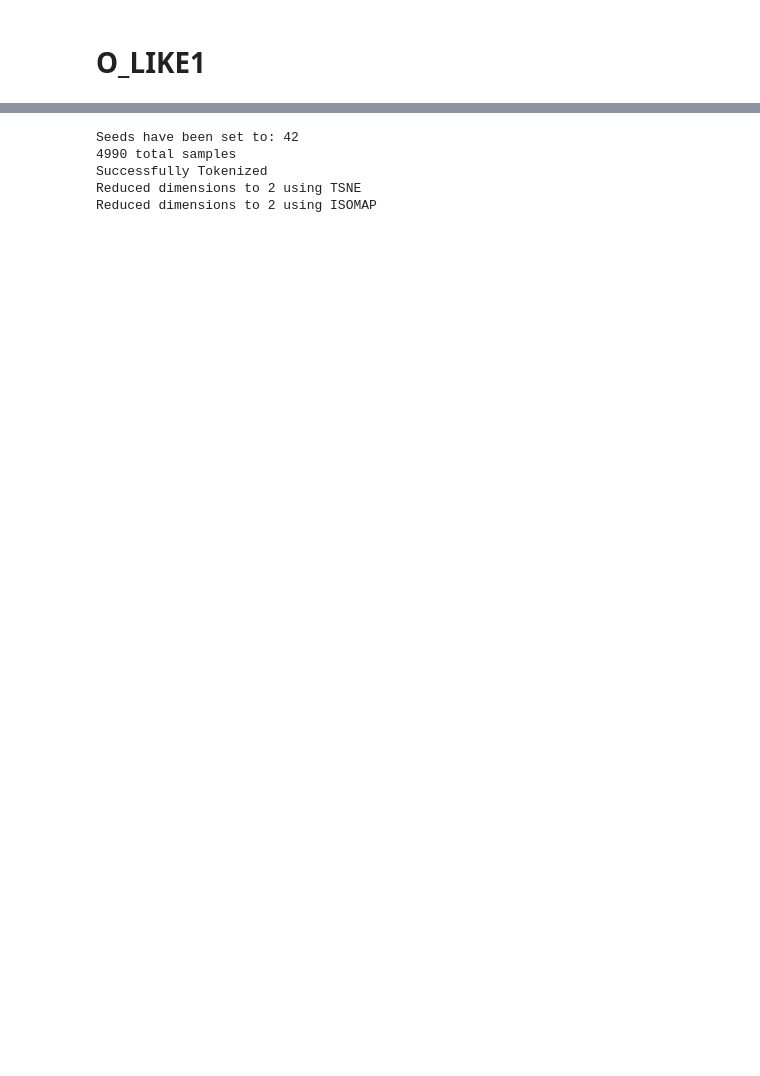
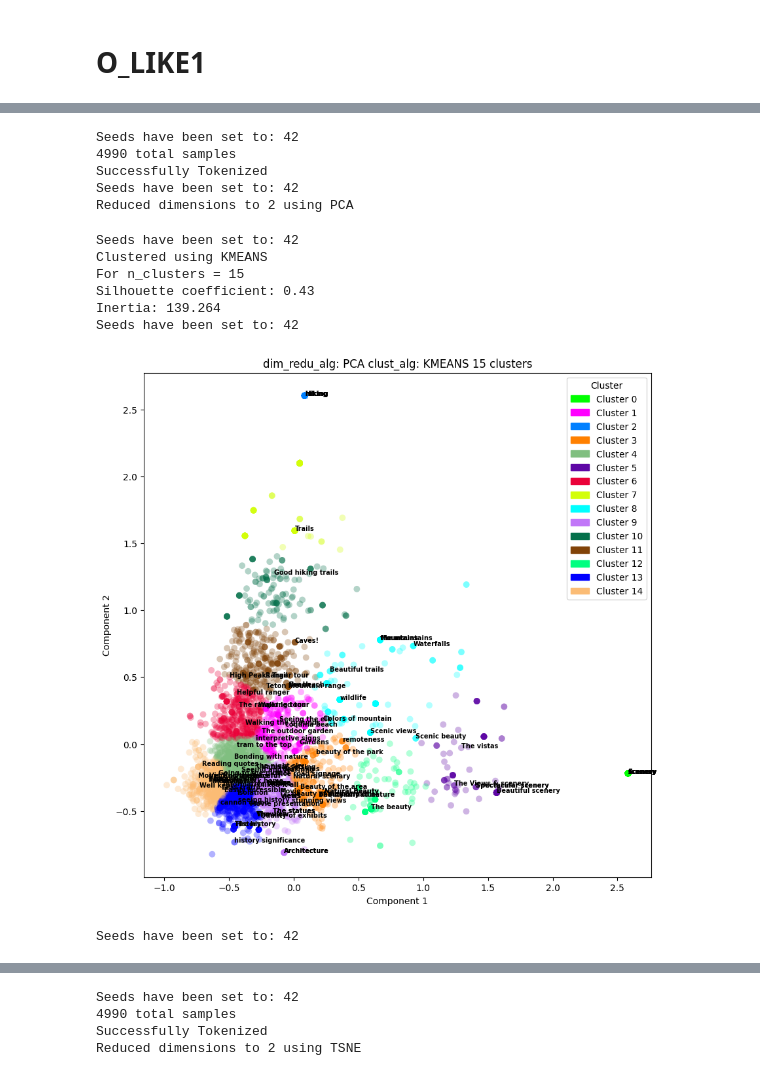
Before and after one commit to austinlackey/nps-sem, a Jupyter notebook: Code/test.ipynb, the cells around one changed output, grey strips where cells are left out. Cells and saved outputs as stored; diff of their text form; code cells hidden in the pictures; blank space fills up the shorter version.

```diff
--- a/Code/test.ipynb
+++ b/Code/test.ipynb
@@ -456,0 +562,22 @@ modelGN300 = api.load('word2vec-google-news-300')
+# %%
+pca_model = NLP(data_clean['o_like1'].iloc[:], model=modelGN300)
+pca_model.dimension_reduce('pca')
+# %% [output]
+Seeds have been set to: 42
+4990 total samples
+Successfully Tokenized
+Seeds have been set to: 42
+Reduced dimensions to 2 using PCA
+# %%
+pca_model.clusterize('kmeans', num_clusters=15)
+pca_model.viz_clusters(cluster_filter=None)
+pca_model.viz_clusters(cluster_filter=[2, 7, 10])
+# %% [output]
+Seeds have been set to: 42
+Clustered using KMEANS
+For n_clusters = 15
+Silhouette coefficient: 0.43
+Inertia: 139.264
+Seeds have been set to: 42
+[figure, added]
+Seeds have been set to: 42
@@ -457,14 +585,9 @@ modelGN300 = api.load('word2vec-google-news-300')
 # %%
-set_all_seeds()
-base_model = NLP(data_clean['o_like1'].iloc[:], model=modelGN300)
-tsne_model = deepcopy(base_model)
+tsne_model = NLP(data_clean['o_like1'].iloc[:], model=modelGN300)
 tsne_model.dimension_reduce('tsne')
-iso_model = deepcopy(base_model)
-iso_model.dimension_reduce('isomap')
 # %% [output]
 Seeds have been set to: 42
 4990 total samples
 Successfully Tokenized
 Reduced dimensions to 2 using TSNE
-Reduced dimensions to 2 using ISOMAP
 # %%
```
Also changed, not shown: parts of 18 cells of this notebook.
